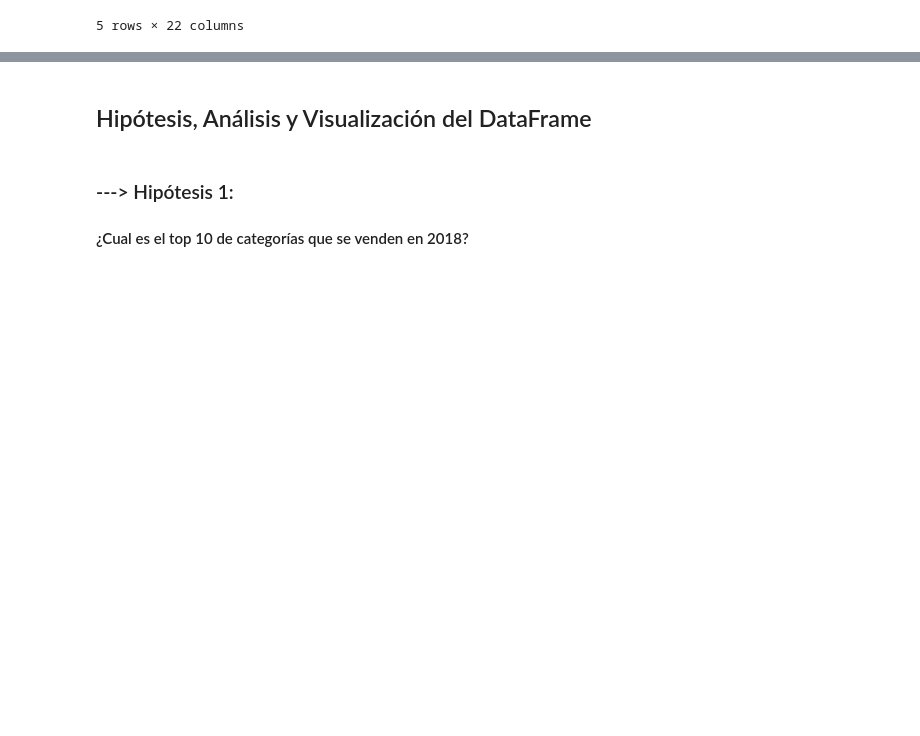
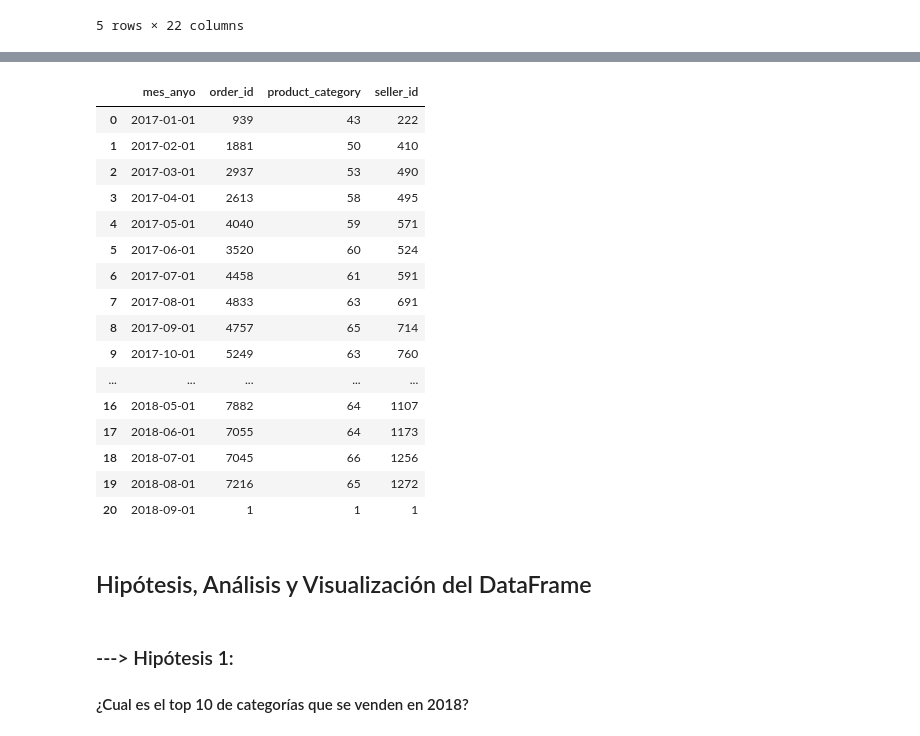
Before and after one commit to nicobotti91/coderds, a Jupyter notebook: ProyectoDSParteII_Botti.ipynb, the cells around one changed output, grey strips where cells are left out. Drawn from its saved outputs; the diff is of its cells as text; code cells hidden in the pictures; blank space fills up the shorter version.

```diff
--- a/ProyectoDSParteII_Botti.ipynb
+++ b/ProyectoDSParteII_Botti.ipynb
@@ -218,3 +266,24 @@ See the caveats in the documentation: https://pandas.pydata.org/pandas-docs/stab
+# %%
+df_target_sales_vf = df_target_sales_cleaned[df_target_sales_cleaned['mes_anyo']>='January 2017']
+df_target_sales_vf.groupby(by='mes_anyo').agg({'order_id':'count','product_category':'nunique','seller_id':'nunique'}).reset_index().sort_values(by=['mes_anyo'])
+# %% [output]
+|  | mes_anyo | order_id | product_category | seller_id |
+| 0 | 2017-01-01 | 939 | 43 | 222 |
+| 1 | 2017-02-01 | 1881 | 50 | 410 |
+| 2 | 2017-03-01 | 2937 | 53 | 490 |
+| 3 | 2017-04-01 | 2613 | 58 | 495 |
+| 4 | 2017-05-01 | 4040 | 59 | 571 |
+| 5 | 2017-06-01 | 3520 | 60 | 524 |
+| 6 | 2017-07-01 | 4458 | 61 | 591 |
+| 7 | 2017-08-01 | 4833 | 63 | 691 |
+| 8 | 2017-09-01 | 4757 | 65 | 714 |
+| 9 | 2017-10-01 | 5249 | 63 | 760 |
+| ... | ... | ... | ... | ... |
+| 16 | 2018-05-01 | 7882 | 64 | 1107 |
+| 17 | 2018-06-01 | 7055 | 64 | 1173 |
+| 18 | 2018-07-01 | 7045 | 66 | 1256 |
+| 19 | 2018-08-01 | 7216 | 65 | 1272 |
+| 20 | 2018-09-01 | 1 | 1 | 1 |
 # %% [markdown]
 ## Hipótesis, Análisis y Visualización del DataFrame
 # %% [markdown]
```
Also changed, not shown: parts of 13 cells of this notebook.
